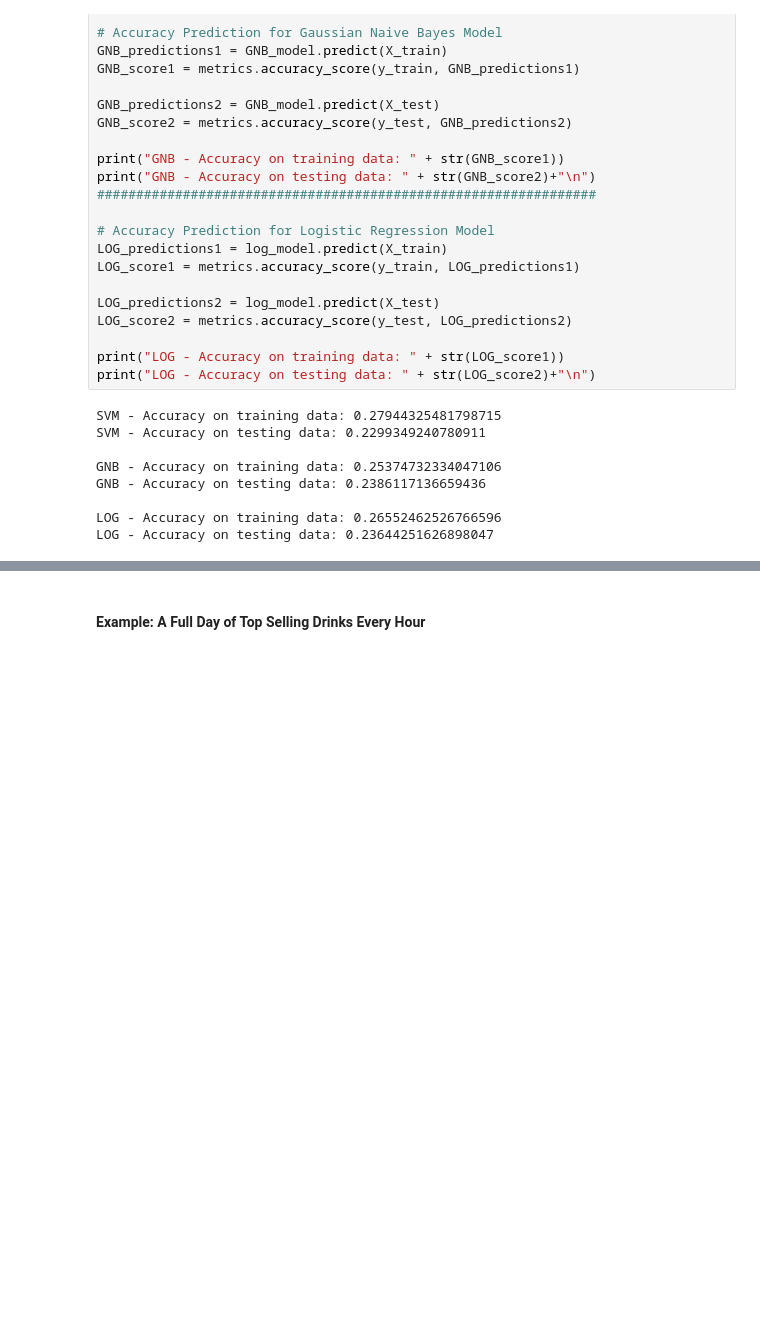
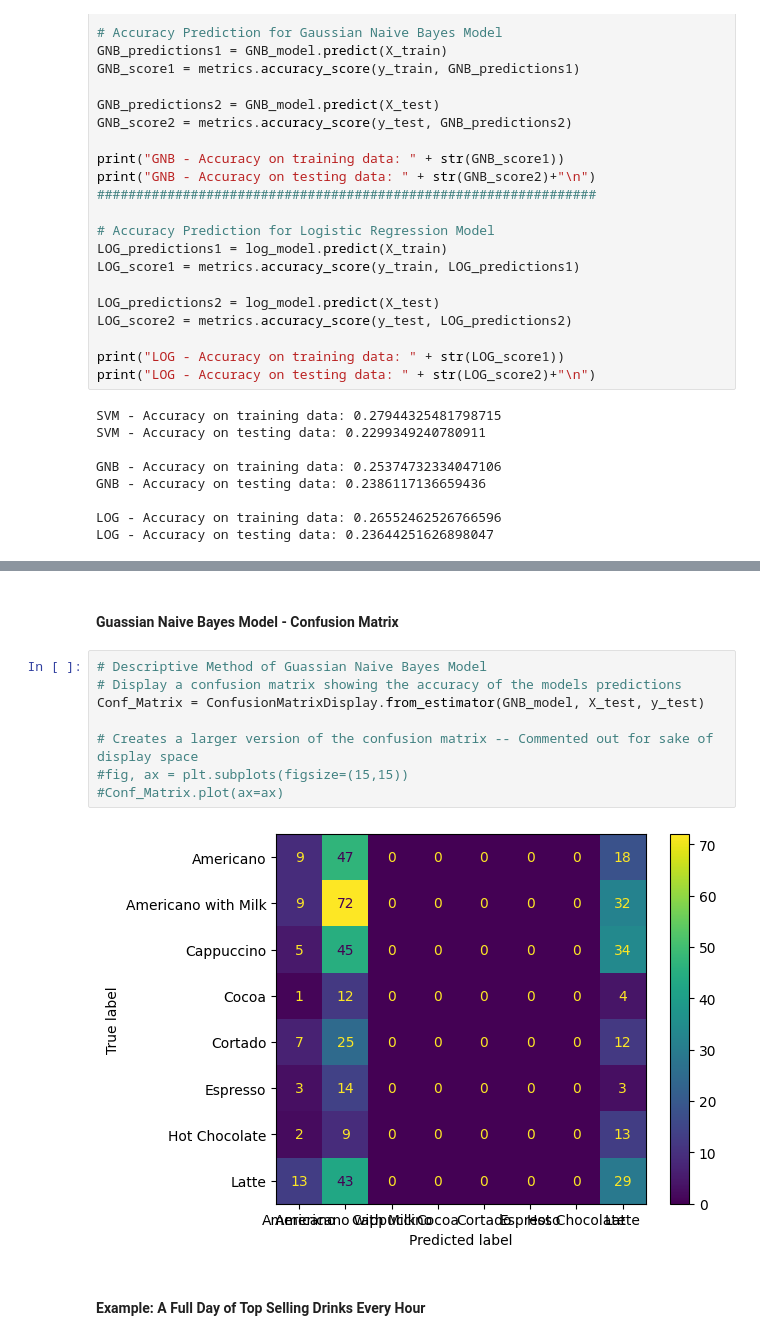
Before and after one commit to WilliamNeyland/ML_CoffeePrediction, a Jupyter notebook: FINAL_C964_Task02_WilliamNeyland.ipynb, the cells around one changed output, grey strips where cells are left out. Cells and saved outputs as stored; diff of their text form; blank space fills up the shorter version.

```diff
--- a/FINAL_C964_Task02_WilliamNeyland.ipynb
+++ b/FINAL_C964_Task02_WilliamNeyland.ipynb
@@ -299,3 +330,15 @@ LOG - Accuracy on testing data: 0.23644251626898047
+# %% [markdown]
+#### Guassian Naive Bayes Model - Confusion Matrix
+# %%
+# Descriptive Method of Guassian Naive Bayes Model
+# Display a confusion matrix showing the accuracy of the models predictions
+Conf_Matrix = ConfusionMatrixDisplay.from_estimator(GNB_model, X_test, y_test)
+
+# Creates a larger version of the confusion matrix -- Commented out for sake of display space
+#fig, ax = plt.subplots(figsize=(15,15))
+#Conf_Matrix.plot(ax=ax)
+# %% [output]
+[figure, added]
 # %% [markdown]
 #### Example: A Full Day of Top Selling Drinks Every Hour
 # %%
```
Also changed, not shown: parts of 5 cells of this notebook, 1 other file.
